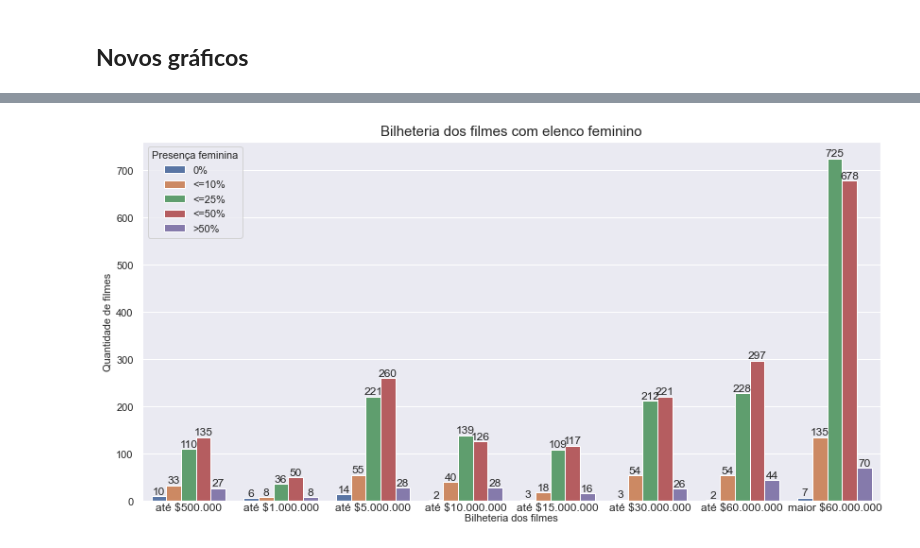
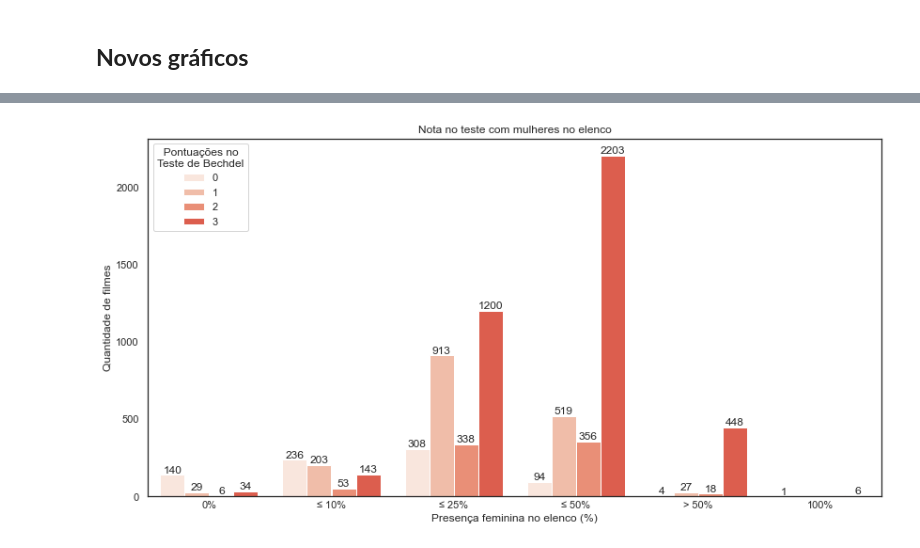
Before and after one commit to vinifm/puc_bechdel, a Jupyter notebook: main.ipynb, the cells around one changed output, grey strips where cells are left out. Cells and saved outputs as stored; diff of their text form; code cells hidden in the pictures.

```diff
--- a/main.ipynb
+++ b/main.ipynb
@@ -806,7 +402,0 @@ plt.show()
-# %%
-sns.set( rc = {'figure.figsize': (120, 120), 'axes.labelsize': 15})
-g = sns.relplot(data = crew_new_df, x = "year", y="Bilheteria",col="Crew", hue = "Crew", palette="bright")
-g.fig.suptitle("Bilheteria dos filmes com equipe feminina", fontsize = 'x-large', fontweight = 'bold')
-g.fig.subplots_adjust(top = 0.85)
-g.set_axis_labels("Anos" , "Bilheteria")
-plt.show()
@@ -911,7 +402,0 @@ plt.show()
-# %%
-sns.set( rc = {'figure.figsize': (120, 120), 'axes.labelsize': 15})
-g = sns.relplot(data = cast_new_df, x = "year", y="Bilheteria",col="Cast", hue = "Cast", palette="bright")
-g.fig.suptitle("Bilheteria dos filmes com elenco feminino", fontsize = 'x-large', fontweight = 'bold')
-g.fig.subplots_adjust(top = 0.85)
-g.set_axis_labels("Anos" , "Bilheteria")
-plt.show()
@@ -920,21 +402,0 @@ plt.show()
-# %%
-fig = plt.figure(figsize=(14,7))
-plot = sns.countplot(x='Bilheteria', hue='Cast', data = cast_new_df)
-plt.title("Bilheteria dos filmes com elenco feminino", fontsize=15)
-plt.xlabel("Bilheteria dos filmes", fontsize=11)
-plt.ylabel("Quantidade de filmes", fontsize=11)
-for i in range (5):
-    plot.bar_label(plot.containers[i])
-plt.legend(labels = ['0%', '<=10%', '<=25%', '<=50%', '>50%', '100%'], title = "Presença feminina", fontsize = '11', title_fontsize = "11")
-plot.set(xticklabels=[])
-plt.text(0,-20, "até $500.000", ha='center')
-plt.text(1,-20, "até $1.000.000", ha='center')
-plt.text(2,-20, "até $5.000.000", ha='center')
-plt.text(3,-20, "até $10.000.000", ha='center')
-plt.text(4,-20, "até $15.000.000", ha='center')
-plt.text(5,-20, "até $30.000.000", ha='center')
-plt.text(6,-20, "até $60.000.000", ha='center')
-plt.text(7,-20, "maior $60.000.000", ha='center')
-plt.show()
-# %% [output]
-[figure, removed]
@@ -940,0 +491,33 @@ plt.show()
+# %%
+cast_df = pd.DataFrame(data)
+
+cast_df['Cast'] = pd.NA
+
+for index, row in cast_df.iterrows():
+    Cast = 0
+    if row['cast_female_representation'] == 0:
+        Cast == 0
+    if row['cast_female_representation'] != 0 and row['cast_female_representation'] <= 10:
+        Cast += 1
+    if row['cast_female_representation'] > 10 and row['cast_female_representation'] <= 25:
+        Cast += 2
+    if row['cast_female_representation'] > 25 and row['cast_female_representation'] <= 50:
+        Cast += 3
+    if row['cast_female_representation'] > 50 and row['cast_female_representation'] != 100:
+        Cast += 4
+    if row['cast_female_representation'] == 100:
+        Cast += 5
+    cast_df.loc[index, 'Cast'] = Cast
+
+fig = plt.figure(figsize=(14, 7))
+plot = sns.countplot(x ='Cast', hue = 'bt_score', data = cast_df, palette=[cmap_reds(0.1), cmap_reds(0.26), cmap_reds(0.42), cmap_reds(0.58), cmap_reds(0.74), cmap_reds(0.9)])
+plt.title("Nota no teste com mulheres no elenco")
+plt.xlabel("Presença feminina no elenco (%)")
+plt.ylabel("Quantidade de filmes")
+for i in range(4):
+    plot.bar_label(plot.containers[i])
+plt.legend(title = "  Pontuações no\nTeste de Bechdel")
+plot.set_xticklabels(['0%', '≤ 10%', '≤ 25%', '≤ 50%', '> 50%', '100%'], ha='center', va='center')
+plt.show()
+# %% [output]
+[figure, added]
```
Also changed, not shown: parts of 76 cells of this notebook.
